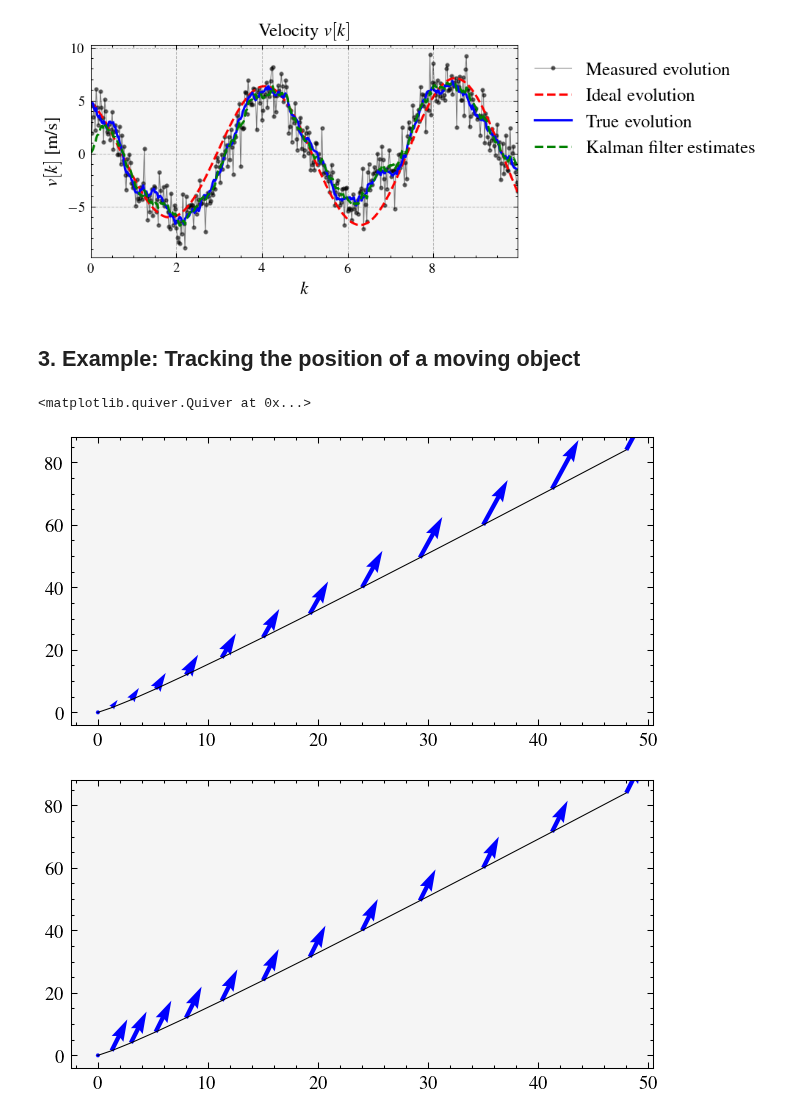
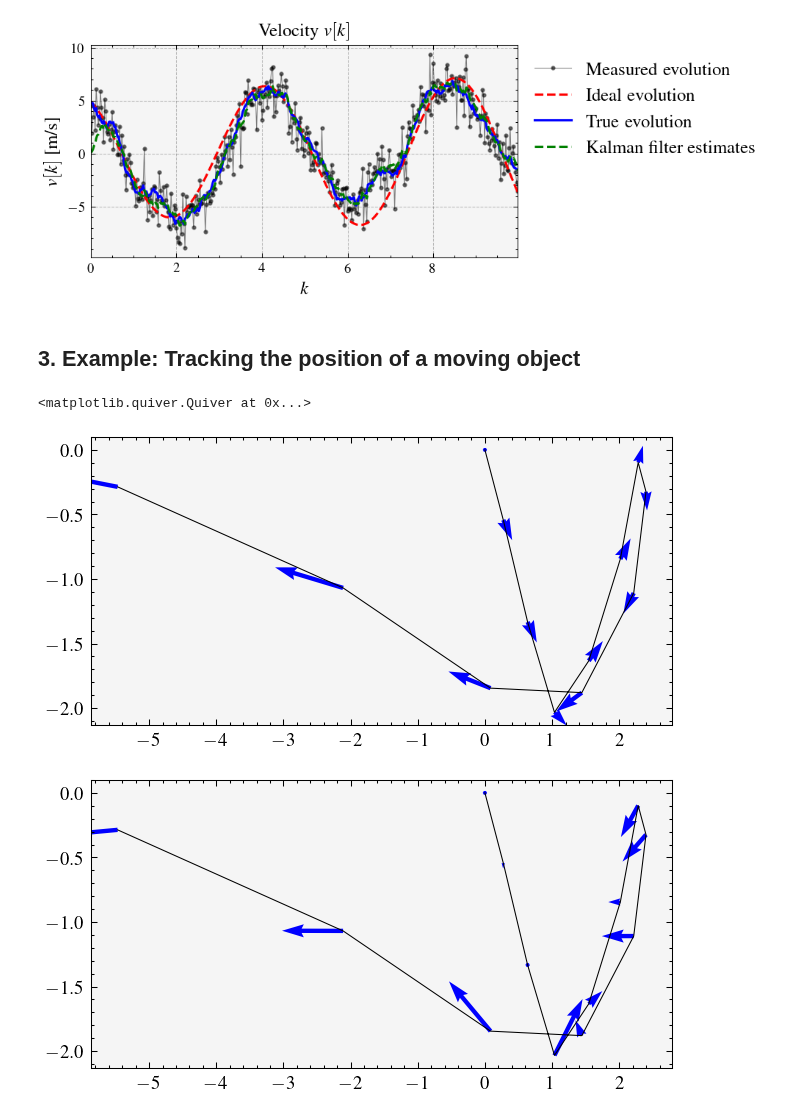
Before and after one commit to edsonportosilva/AdaptiveSignalProcessing, a Jupyter notebook: notebooks/7. Kalman filters.ipynb, the cells around one changed output. Cells and saved outputs as stored; diff of their text form; code cells hidden in the pictures.

```diff
--- a/notebooks/7. Kalman filters.ipynb
+++ b/notebooks/7. Kalman filters.ipynb
@@ -277,8 +277,8 @@ plt.grid();
 # %% [output]
 [figure]
 [figure]
-# %% [markdown]
-## 3. Example: Tracking the position of a moving object
+# %% [markdown]
+## 3. Example: Tracking the position of a moving object
 # %%
 def calculate_position_velocity(accelerations, delta_t, initial_position=(0, 0), initial_velocity=(0, 0)):
     """
@@ -323,46 +323,46 @@ ay = -200*np.exp(-5*np.sin(x)**2)*np.cos(x) # + 0.1*x**3
 
 #ax = 100*np.cos(3*x)
 #ay = 100*np.sin(x)
-ax[:] = 0.5
-ay[:] = 1
+#ax[:] = 0.5
+#ay[:] = 1
 accelerations = np.array([ax, ay]).T
 initial_position = (0, 0)
 initial_velocity = (1, 1)
-Δt = 0.1  # Sampling interval (e.g., in seconds)
+Δt = 0.01  # Sampling interval (e.g., in seconds)
 
 positions, velocities = calculate_position_velocity(accelerations, Δt, initial_position, initial_velocity)
 
 #plt.figure()
 #plt.plot(ax)
 #plt.plot(ay)
 
 # Calculate speed in each component
 vx = velocities[:, 0]  # x-component of speed
 vy = velocities[:, 1]  # y-component of speed
 
 # Calculate acceleration in each component
 ax = np.diff(vx) / Δt  # x-component of acceleration
 ay = np.diff(vy) / Δt  # y-component of acceleration
 
 # Optional: Padding to make speed and acceleration arrays match the length of positions
 vx = np.concatenate(([0], vx))  # Assuming starting speed is zero
 vy = np.concatenate(([0], vy))  # Assuming starting speed is zero
 
 velocity = np.array([vx, vy]).T
 
 ax = np.concatenate(([0, 0], ax))  # Assuming starting speed is zero
 ay = np.concatenate(([0, 0], ay))  # Assuming starting speed is zero
 
 plt.figure()
 plt.plot(positions[::10, 0], positions[::10, 1])
 plt.quiver(positions[::10, 0], positions[::10, 1], vx[::10], vy[::10], color='b', units='xy')
 plt.figure()
 plt.plot(positions[::10, 0], positions[::10, 1])
 plt.quiver(positions[::10, 0], positions[::10, 1], ax[::10], ay[::10], color='b', units='xy')
 # %% [output]
 <matplotlib.quiver.Quiver at 0x...>
-[figure, old version]
+[figure, new version]
-[figure, old version]
+[figure, new version]
 # %%
 # Define the matrix A for constant acceleration in 2D
 A = np.array([[1.0, 0, Δt, 0, (1/2)*Δt**2, 0],  # dx/dt = vx
```
Also changed, not shown: parts of 6 cells of this notebook.
